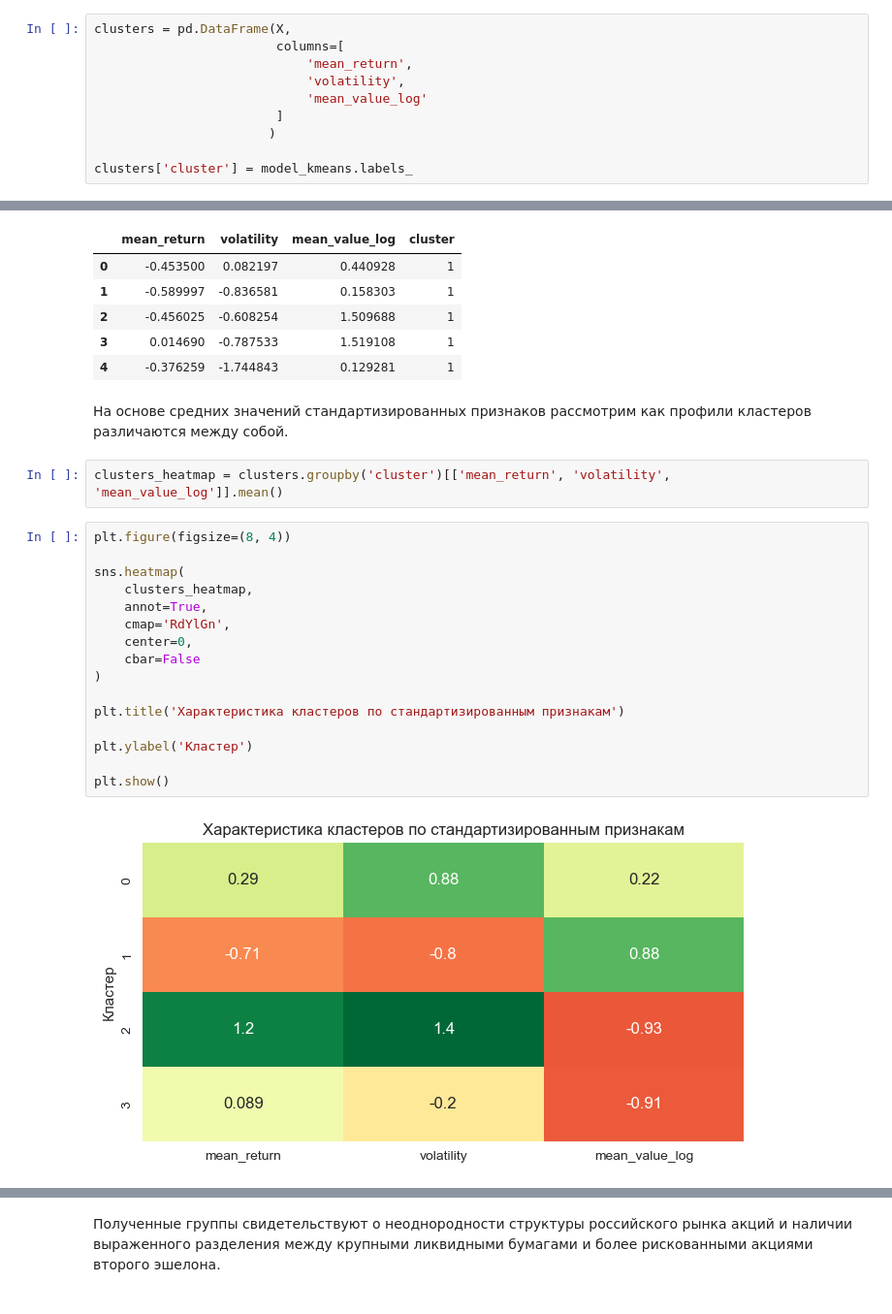
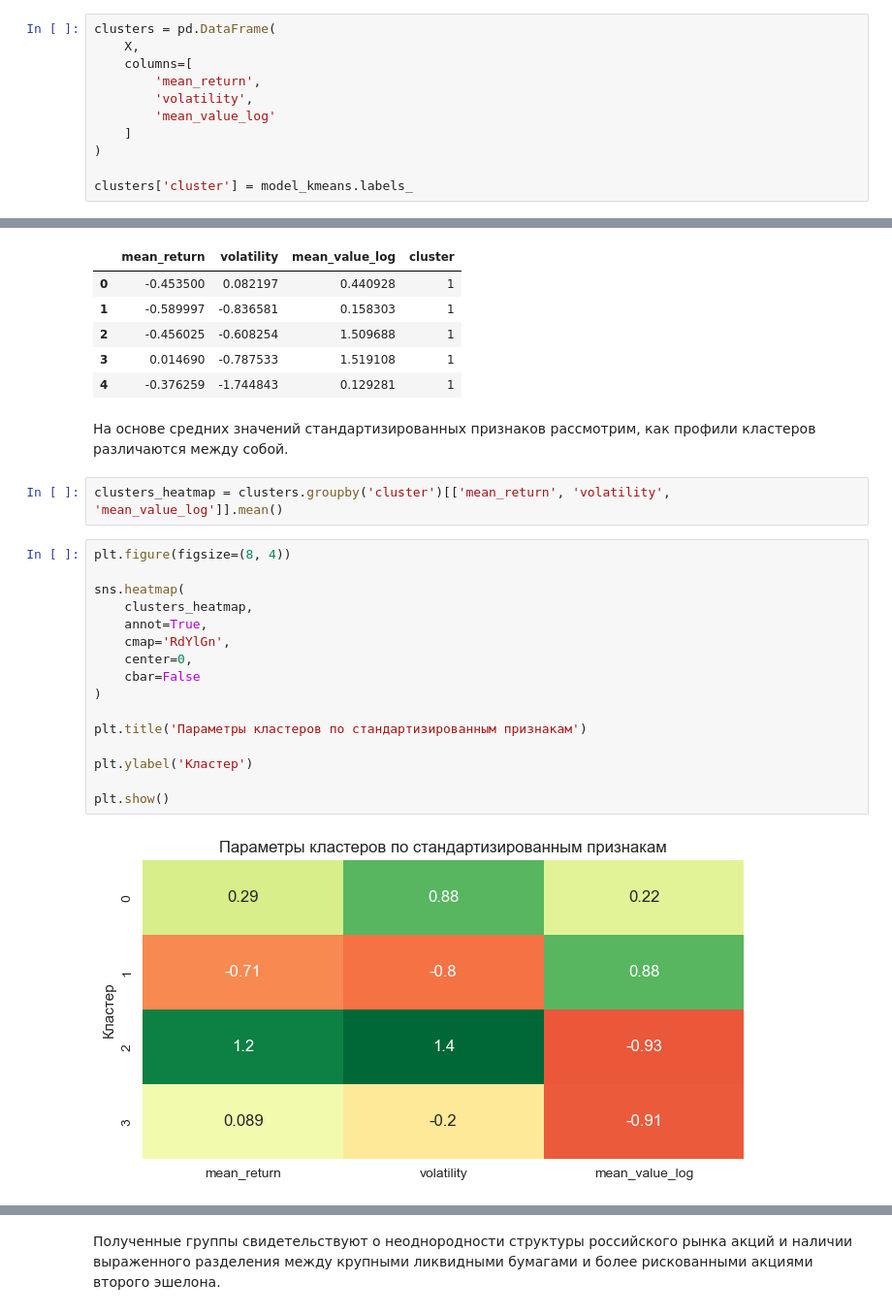
Before and after one commit to ostashchukmi/moex-stock-dashboard, a Jupyter notebook: research.ipynb, the cells around one changed output, grey strips where cells are left out. Shown at 97% size. Saved outputs shown, nothing was run; the diff lists cells and outputs as text.

```diff
--- a/research.ipynb
+++ b/research.ipynb
@@ -822,11 +823,12 @@ print(f'Индекс Дэвиса-Болдина: {d_b_score}')
 # %%
-clusters = pd.DataFrame(X,
-                        columns=[
-                            'mean_return',
-                            'volatility',
-                            'mean_value_log'
-                        ]
-                       )
+clusters = pd.DataFrame(
+    X,
+    columns=[
+        'mean_return',
+        'volatility',
+        'mean_value_log'
+    ]
+)
 
 clusters['cluster'] = model_kmeans.labels_
 # %%
@@ -839,25 +841,25 @@ clusters.head()
 | 3 | 0.014690 | -0.787533 | 1.519108 | 1 |
 | 4 | -0.376259 | -1.744843 | 0.129281 | 1 |
 # %% [markdown]
-На основе средних значений стандартизированных признаков рассмотрим как профили кластеров различаются между собой.
+На основе средних значений стандартизированных признаков рассмотрим, как профили кластеров различаются между собой.
 # %%
 clusters_heatmap = clusters.groupby('cluster')[['mean_return', 'volatility', 'mean_value_log']].mean()
 # %%
 plt.figure(figsize=(8, 4))
 
 sns.heatmap(
     clusters_heatmap,
     annot=True,
     cmap='RdYlGn',
     center=0,
     cbar=False
 )
 
-plt.title('Характеристика кластеров по стандартизированным признакам')
+plt.title('Параметры кластеров по стандартизированным признакам')
 
 plt.ylabel('Кластер')
 
 plt.show()
 # %% [output]
-[figure, old version]
+[figure, new version]
 # %% [markdown]
```
Also changed, not shown: parts of 17 cells of this notebook.
